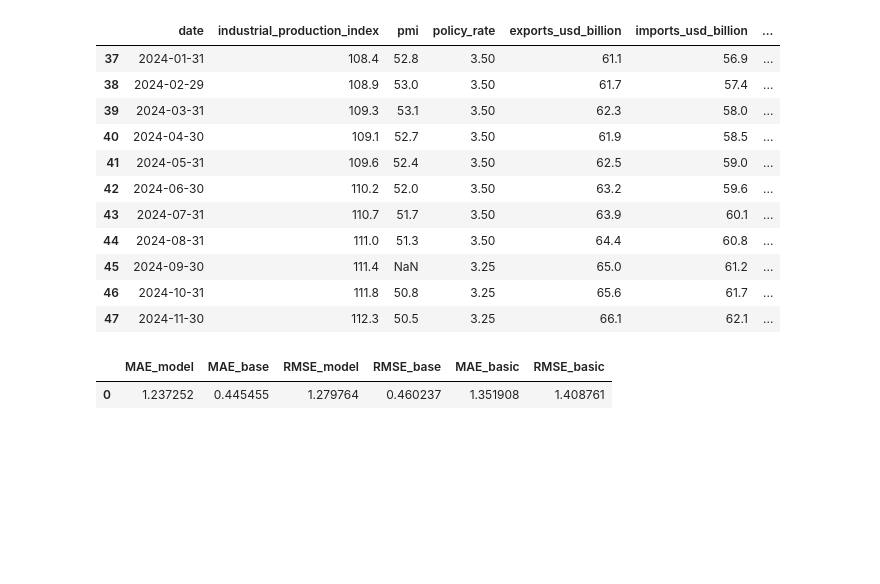
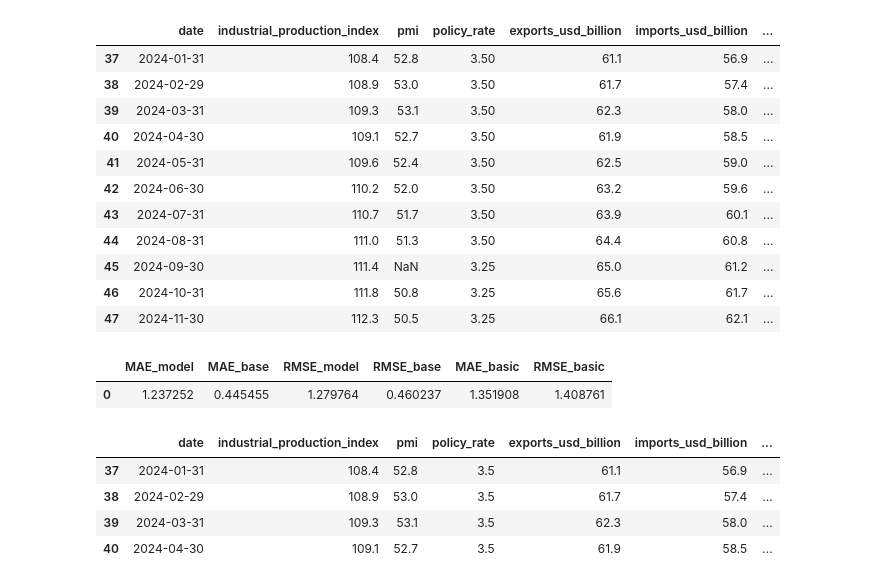
Before and after one commit to prestige-kim/ML_Modeling, a Jupyter notebook: answers/code/week4/week4_1.ipynb, the cells around one changed output. Cells and saved outputs as stored; diff of their text form; code cells hidden in the pictures; blank space fills up the shorter version.

```diff
--- a/answers/code/week4/week4_1.ipynb
+++ b/answers/code/week4/week4_1.ipynb
@@ -90,3 +90,11 @@ result[['MAE_model', 'MAE_base', 'RMSE_model', 'RMSE_base', 'MAE_basic', 'RMSE_b
 # %% [output]
 |  | MAE_model | MAE_base | RMSE_model | RMSE_base | MAE_basic | RMSE_basic |
 | 0 | 1.237252 | 0.445455 | 1.279764 | 0.460237 | 1.351908 | 1.408761 |
+# %%
+ds.iloc[[30, 31, 32, 33]]
+# %% [output]
+|  | date | industrial_production_index | pmi | policy_rate | exports_usd_billion | imports_usd_billion | ... |
+| 37 | 2024-01-31 | 108.4 | 52.8 | 3.5 | 61.1 | 56.9 | ... |
+| 38 | 2024-02-29 | 108.9 | 53.0 | 3.5 | 61.7 | 57.4 | ... |
+| 39 | 2024-03-31 | 109.3 | 53.1 | 3.5 | 62.3 | 58.0 | ... |
+| 40 | 2024-04-30 | 109.1 | 52.7 | 3.5 | 61.9 | 58.5 | ... |
```
Also changed, not shown: 3 other files.
